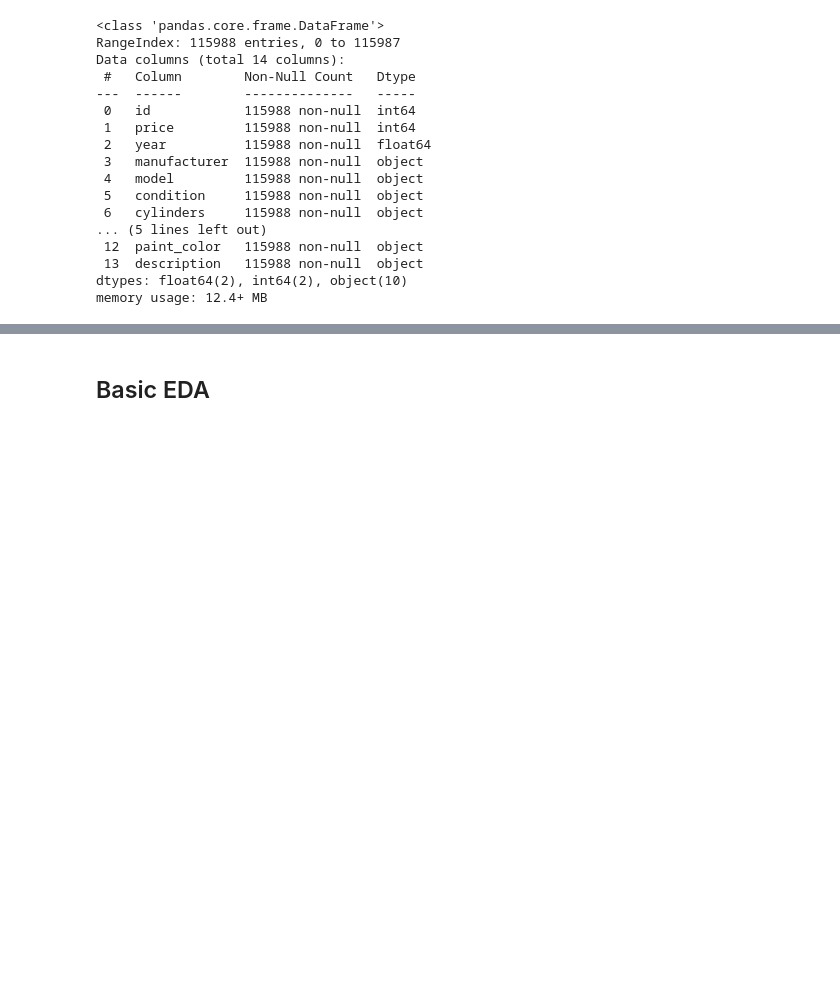
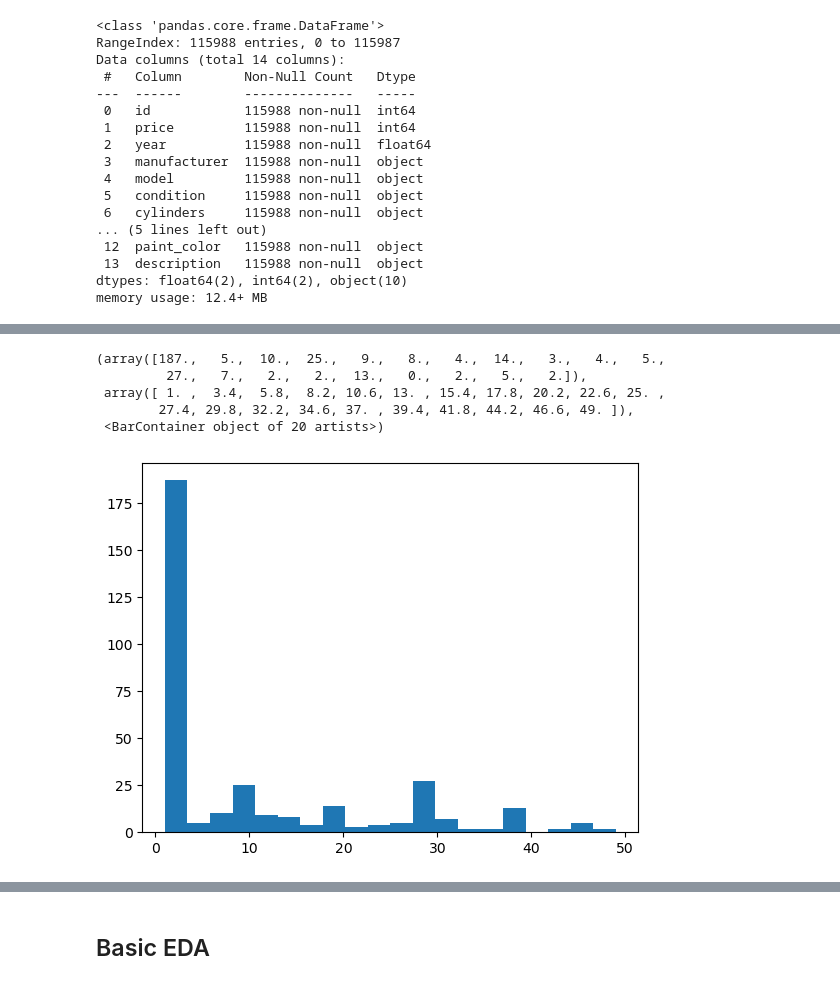
Before and after one commit to JeongYunLee/2023BigData, a Jupyter notebook: EDA/data_eda.ipynb, the cells around one changed output, grey strips where cells are left out. Cells and saved outputs as stored; diff of their text form; code cells hidden in the pictures; blank space fills up the shorter version.

```diff
--- a/EDA/data_eda.ipynb
+++ b/EDA/data_eda.ipynb
@@ -15,6 +17,6 @@ import plotly as pl
 # %%
-df = pd.read_csv('vehicles_processed.csv')
-df.info()
+ori_df = pd.read_csv('../vehicles_processed.csv')
+ori_df.info()
 # %% [output]
 <class 'pandas.core.frame.DataFrame'>
 RangeIndex: 115988 entries, 0 to 115987
@@ -35,0 +40,4 @@ memory usage: 12.4+ MB
+# %%
+df = ori_df[(ori_df['price'] != 0)&(ori_df['odometer'] != 0)]
+df.reset_index(drop=True, inplace=True)
+df.info()
@@ -35,0 +62,9 @@ memory usage: 12.4+ MB
+# %%
+plt.hist(df[df['odometer'] < 50]['odometer'], bins=20)
+# %% [output]
+(array([187.,   5.,  10.,  25.,   9.,   8.,   4.,  14.,   3.,   4.,   5.,
+         27.,   7.,   2.,   2.,  13.,   0.,   2.,   5.,   2.]),
+ array([ 1. ,  3.4,  5.8,  8.2, 10.6, 13. , 15.4, 17.8, 20.2, 22.6, 25. ,
+        27.4, 29.8, 32.2, 34.6, 37. , 39.4, 41.8, 44.2, 46.6, 49. ]),
+ <BarContainer object of 20 artists>)
+[figure, added]
```
Also changed, not shown: parts of 17 cells of this notebook, 1 other file.
